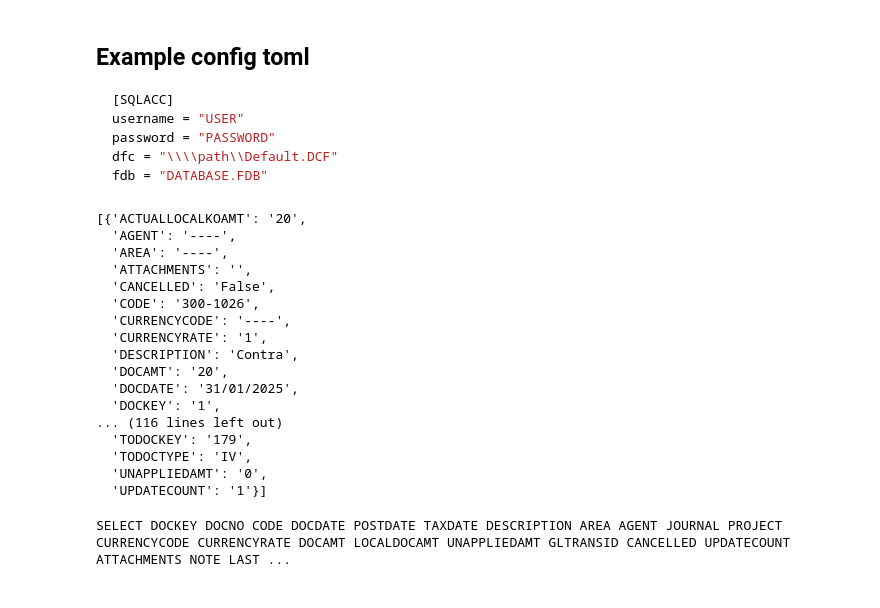
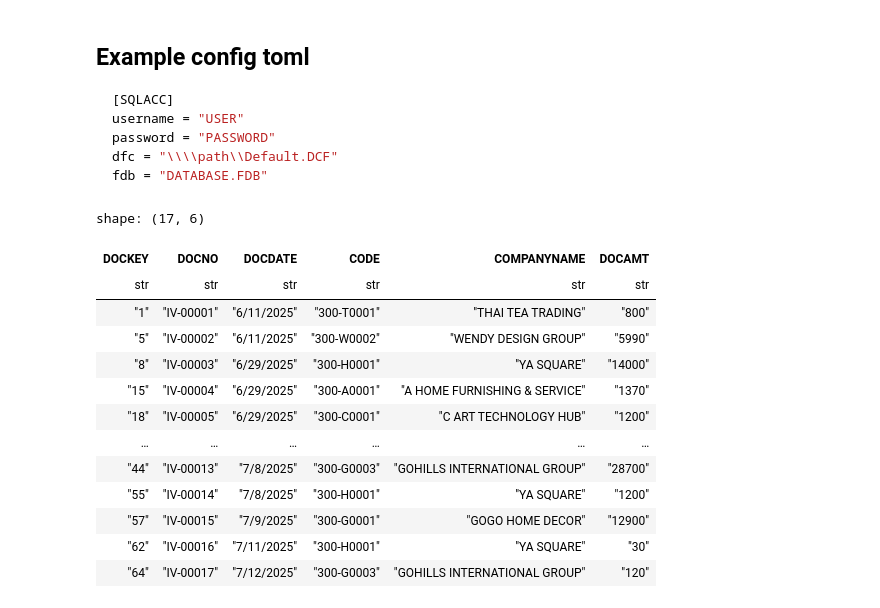
Before and after one commit to singthai-srisoi/DnB-Data-Workflow, a Jupyter notebook: task5_connsql.ipynb, the cells around one changed output. Saved outputs shown, nothing was run; the diff lists cells and outputs as text; code cells hidden in the pictures.

```diff
--- a/task5_connsql.ipynb
+++ b/task5_connsql.ipynb
@@ -149,72 +149,53 @@ class SQLUtils:
 
     @classmethod
     def GetResult(cls, ADataset) -> List[Dict[str, Any]] | None:
         Result = []
         if ADataset.RecordCount > 0:
             while not ADataset.eof:
                 fc = ADataset.Fields.Count
                 lData = {}
                 for x in range(fc):
                     fn = ADataset.Fields.Items(x).FieldName
                     fv = ADataset.FindField(fn).AsString
                     lData[fn] = fv
                 Result.append(lData)
                 ADataset.Next()
             return Result
         else:
             return None
 
 
 # lSQL = "SELECT * FROM AR_CT A "
 # lSQL += "INNER JOIN AR_KNOCKOFF B ON (A.DOCKEY = B.DOCKEY)"
-lSQL = """SELECT * FROM AR_CT A
-INNER JOIN AR_KNOCKOFF B ON (A.DOCKEY = B.DOCKEY)
-;
+lSQL = """SELECT DOCKEY, DOCNO, DOCDATE, CODE, COMPANYNAME, DOCAMT FROM SL_IV
 """
 lDataSet = ComServer.DBManager.NewDataSet(lSQL)
 res = SQLUtils.GetResult(lDataSet)
-import pprint
-pprint.pprint(res)
+# import pprint
+# pprint.pprint(res)
 
 # BizObject = ComServer.BizObjects.Find('AR_CT')
 # lDetailDataSet = BizObject.DataSets.Find('cdsKnockOff')
 # # Select(Fields, Where, OrderBy, OutputFormat, Delimiter, OutputFile): String;
 # FileName = lDetailDataSet.Select("*", "", "", "AD", ",", "C:\\Users\\D&B Trading\\Downloads\\AR_CT.json")
+
+import polars as pl
+df = pl.DataFrame(res)
+indexes = [0]
+# df[indexes]
+df
 # %% [output]
-[{'ACTUALLOCALKOAMT': '20',
-  'AGENT': '----',
-  'AREA': '----',
-  'ATTACHMENTS': '',
-  'CANCELLED': 'False',
-  'CODE': '300-1026',
-  'CURRENCYCODE': '----',
-  'CURRENCYRATE': '1',
-  'DESCRIPTION': 'Contra',
-  'DOCAMT': '20',
-  'DOCDATE': '31/01/2025',
-  'DOCKEY': '1',
-... (116 lines left out)
-  'TODOCKEY': '179',
-  'TODOCTYPE': 'IV',
-  'UNAPPLIEDAMT': '0',
-  'UPDATECOUNT': '1'}]
+shape: (17, 6)
+| DOCKEY | DOCNO | DOCDATE | CODE | COMPANYNAME | DOCAMT |
+| str | str | str | str | str | str |
+| "1" | "IV-00001" | "6/11/2025" | "300-T0001" | "THAI TEA TRADING" | "800" |
+| "5" | "IV-00002" | "6/11/2025" | "300-W0002" | "WENDY DESIGN GROUP" | "5990" |
+| "8" | "IV-00003" | "6/29/2025" | "300-H0001" | "YA SQUARE" | "14000" |
+| "15" | "IV-00004" | "6/29/2025" | "300-A0001" | "A HOME FURNISHING & SERVICE" | "1370" |
+| "18" | "IV-00005" | "6/29/2025" | "300-C0001" | "C ART TECHNOLOGY HUB" | "1200" |
+| … | … | … | … | … | … |
+| "44" | "IV-00013" | "7/8/2025" | "300-G0003" | "GOHILLS INTERNATIONAL GROUP" | "28700" |
+| "55" | "IV-00014" | "7/8/2025" | "300-H0001" | "YA SQUARE" | "1200" |
+| "57" | "IV-00015" | "7/9/2025" | "300-G0001" | "GOGO HOME DECOR" | "12900" |
+| "62" | "IV-00016" | "7/11/2025" | "300-H0001" | "YA SQUARE" | "30" |
+| "64" | "IV-00017" | "7/12/2025" | "300-G0003" | "GOHILLS INTERNATIONAL GROUP" | "120" |
-# %%
-
-
-class SQLObject:
-    ...
-    def select(self):
-      ...
-      return f"""SELECT {" ".join(self.fields)} FROM {self.tablename}"""
-
-class AR_CT(SQLObject):
-    ...
-    tablename = 'AR_CT'
-    fields = [
-        'DOCKEY', 'DOCNO', 'CODE', 'DOCDATE', 'POSTDATE', 'TAXDATE', 'DESCRIPTION', 'AREA', 'AGENT', 'JOURNAL', 'PROJECT', 'CURRENCYCODE', 'CURRENCYRATE', 'DOCAMT', 'LOCALDOCAMT', 'UNAPPLIEDAMT', 'GLTRANSID', 'CANCELLED', 'UPDATECOUNT', 'ATTACHMENTS', 'NOTE', 'LASTMODIFIED', 'DOCNOSETKEY', 'NEXTDOCNO', 'CHANGED', 'sdsKnockOff'
-    ]
-
-ar_obj = AR_CT()
-print(ar_obj.select())
-# %% [output]
-SELECT DOCKEY DOCNO CODE DOCDATE POSTDATE TAXDATE DESCRIPTION AREA AGENT JOURNAL PROJECT CURRENCYCODE CURRENCYRATE DOCAMT LOCALDOCAMT UNAPPLIEDAMT GLTRANSID CANCELLED UPDATECOUNT ATTACHMENTS NOTE LAST ...
```
Also changed, not shown: parts of 5 cells of this notebook, 4 other files.
